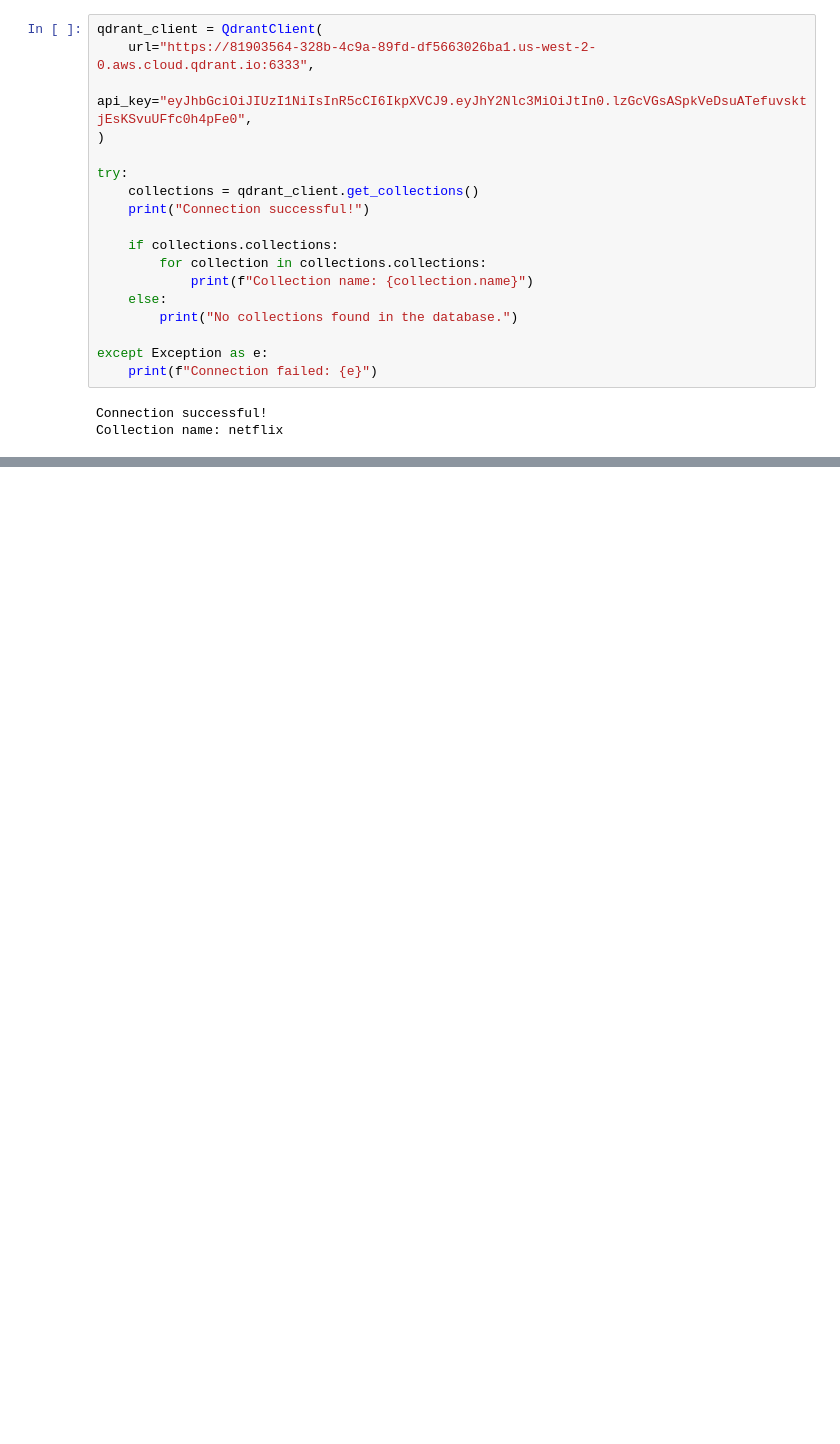
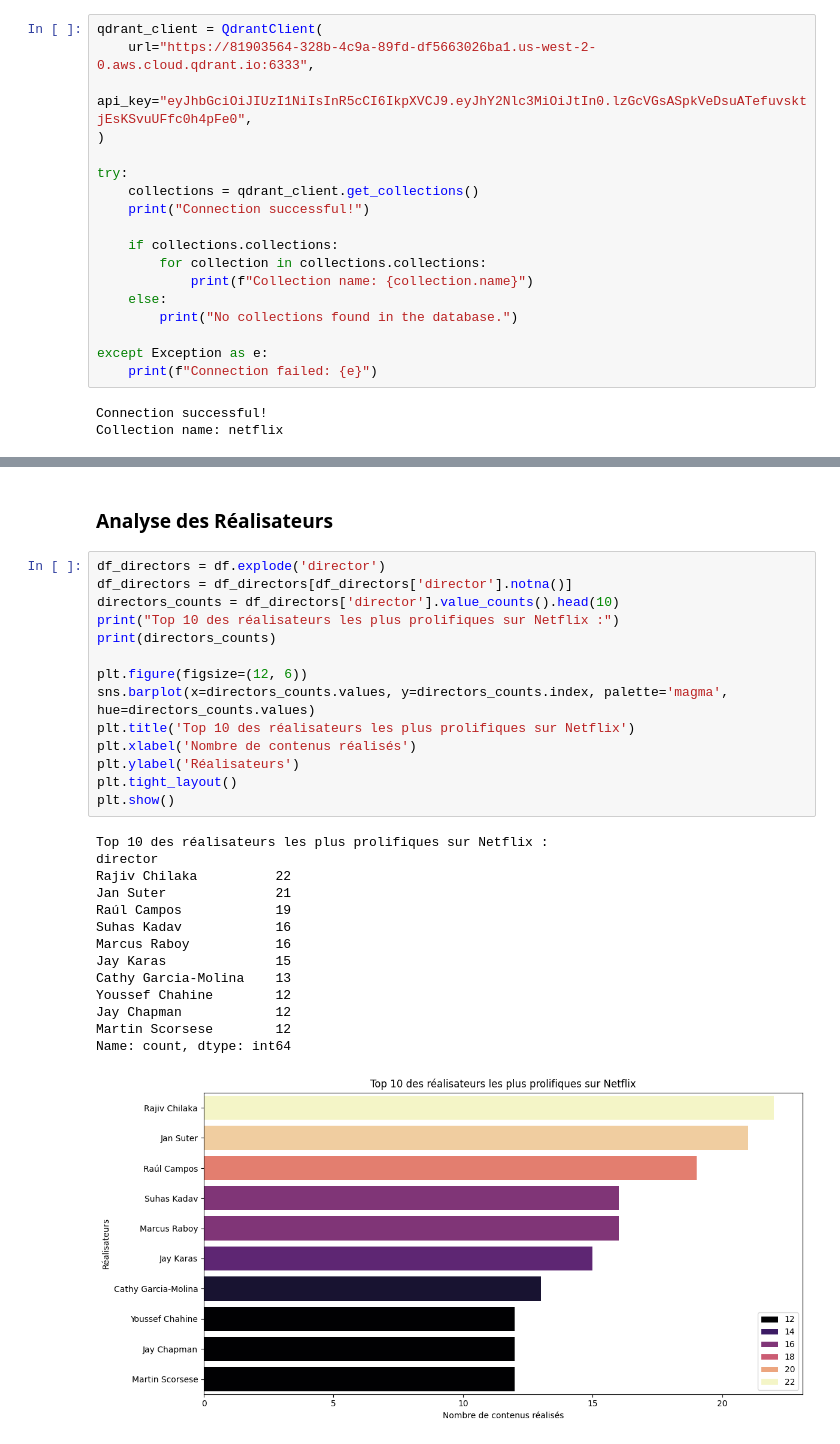
Before and after one commit to SwerkF/qdrant_ipssi, a Jupyter notebook: qdrant_netflix.ipynb, the cells around one changed output, grey strips where cells are left out. Drawn from its saved outputs; the diff is of its cells as text; blank space fills up the shorter version.

```diff
--- a/qdrant_netflix.ipynb
+++ b/qdrant_netflix.ipynb
@@ -31,0 +175,31 @@ Collection name: netflix
+# %% [markdown]
+### Analyse des Réalisateurs
+# %%
+df_directors = df.explode('director')
+df_directors = df_directors[df_directors['director'].notna()]
+directors_counts = df_directors['director'].value_counts().head(10)
+print("Top 10 des réalisateurs les plus prolifiques sur Netflix :")
+print(directors_counts)
+
+plt.figure(figsize=(12, 6))
+sns.barplot(x=directors_counts.values, y=directors_counts.index, palette='magma', hue=directors_counts.values)
+plt.title('Top 10 des réalisateurs les plus prolifiques sur Netflix')
+plt.xlabel('Nombre de contenus réalisés')
+plt.ylabel('Réalisateurs')
+plt.tight_layout()
+plt.show()
+# %% [output]
+Top 10 des réalisateurs les plus prolifiques sur Netflix :
+director
+Rajiv Chilaka          22
+Jan Suter              21
+Raúl Campos            19
+Suhas Kadav            16
+Marcus Raboy           16
+Jay Karas              15
+Cathy Garcia-Molina    13
+Youssef Chahine        12
+Jay Chapman            12
+Martin Scorsese        12
+Name: count, dtype: int64
+[figure, added]
```
Also changed, not shown: parts of 17 cells of this notebook.
